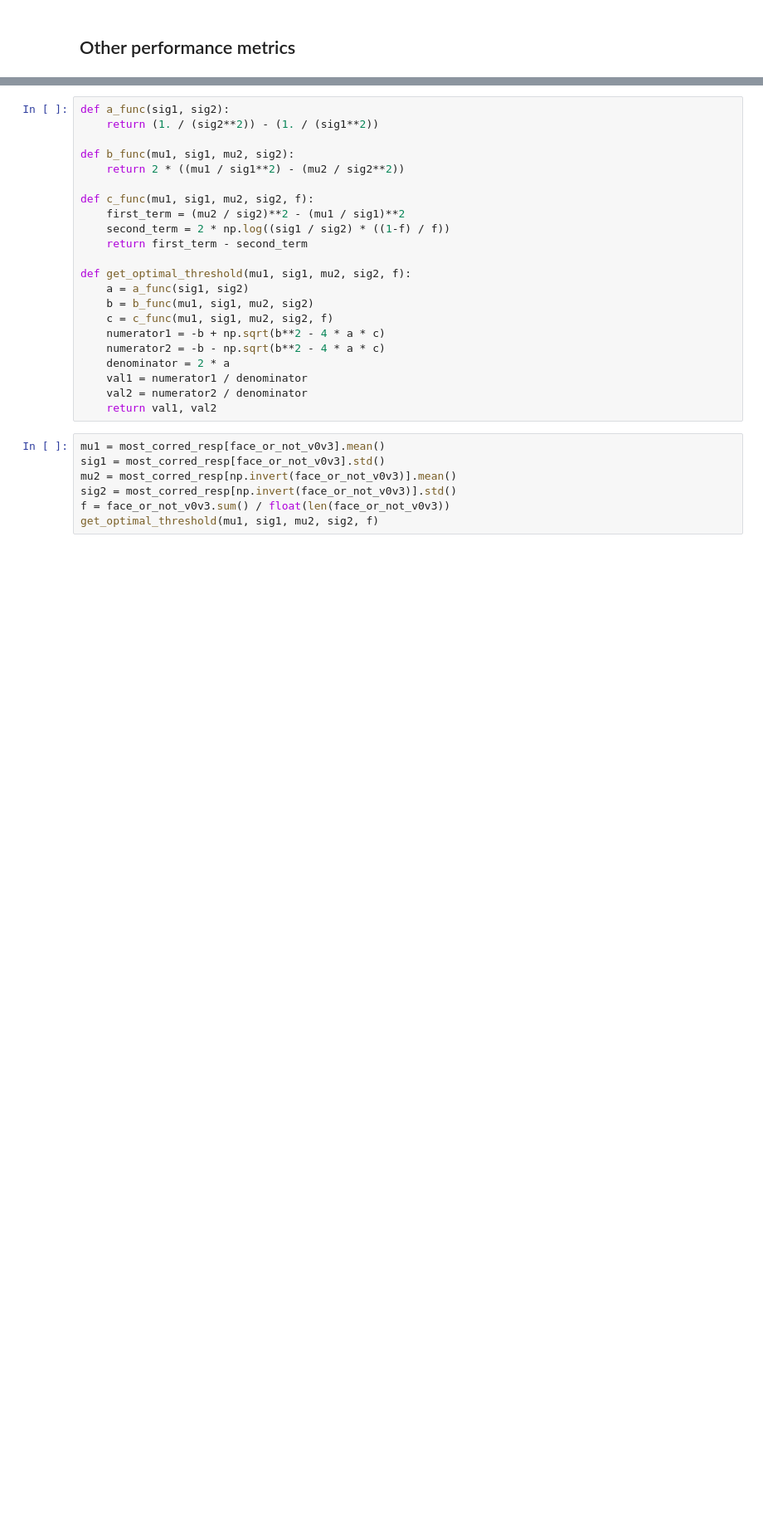
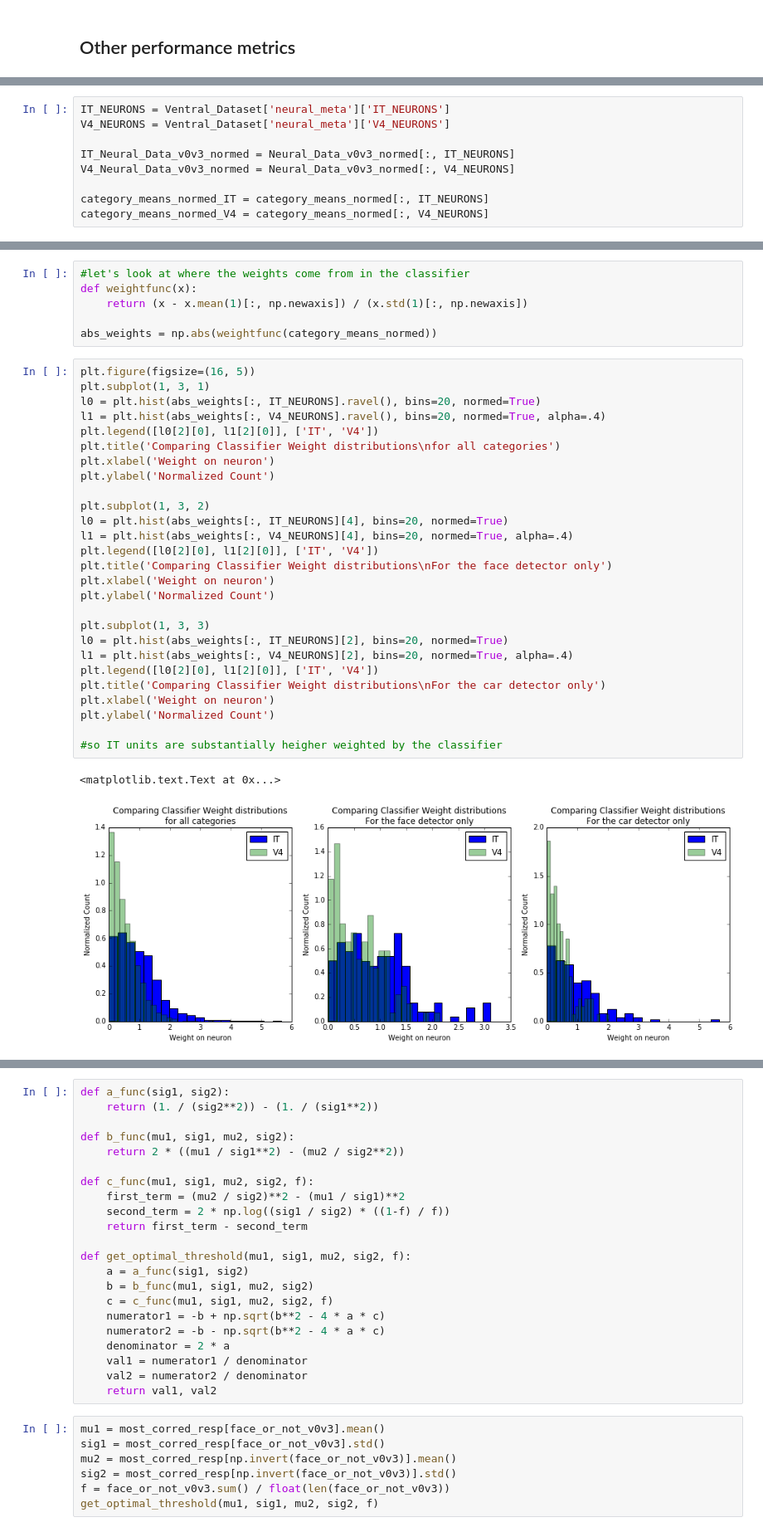
Before and after one commit to neuroailab/psych253, a Jupyter notebook: Lecture3.ipynb, the cells around one changed output, grey strips where cells are left out. Shown: that part at 83% size. Saved outputs shown, nothing was run; the diff lists cells and outputs as text; blank space fills up the shorter version.

```diff
--- a/Lecture3.ipynb
+++ b/Lecture3.ipynb
@@ -545,0 +577,9 @@ plt.scatter(corr_facevsnot, category_means[4])
+# %%
+IT_NEURONS = Ventral_Dataset['neural_meta']['IT_NEURONS']
+V4_NEURONS = Ventral_Dataset['neural_meta']['V4_NEURONS']
+
+IT_Neural_Data_v0v3_normed = Neural_Data_v0v3_normed[:, IT_NEURONS]
+V4_Neural_Data_v0v3_normed = Neural_Data_v0v3_normed[:, V4_NEURONS]
+
+category_means_normed_IT = category_means_normed[:, IT_NEURONS]
+category_means_normed_V4 = category_means_normed[:, V4_NEURONS]
@@ -545,0 +650,36 @@ plt.scatter(corr_facevsnot, category_means[4])
+# %%
+#let's look at where the weights come from in the classifier
+def weightfunc(x):
+    return (x - x.mean(1)[:, np.newaxis]) / (x.std(1)[:, np.newaxis])
+
+abs_weights = np.abs(weightfunc(category_means_normed))
+# %%
+plt.figure(figsize=(16, 5))
+plt.subplot(1, 3, 1)
+l0 = plt.hist(abs_weights[:, IT_NEURONS].ravel(), bins=20, normed=True)
+l1 = plt.hist(abs_weights[:, V4_NEURONS].ravel(), bins=20, normed=True, alpha=.4)
+plt.legend([l0[2][0], l1[2][0]], ['IT', 'V4'])
+plt.title('Comparing Classifier Weight distributions\nfor all categories')
+plt.xlabel('Weight on neuron')
+plt.ylabel('Normalized Count')
+
+plt.subplot(1, 3, 2)
+l0 = plt.hist(abs_weights[:, IT_NEURONS][4], bins=20, normed=True)
+l1 = plt.hist(abs_weights[:, V4_NEURONS][4], bins=20, normed=True, alpha=.4)
+plt.legend([l0[2][0], l1[2][0]], ['IT', 'V4'])
+plt.title('Comparing Classifier Weight distributions\nFor the face detector only')
+plt.xlabel('Weight on neuron')
+plt.ylabel('Normalized Count')
+
+plt.subplot(1, 3, 3)
+l0 = plt.hist(abs_weights[:, IT_NEURONS][2], bins=20, normed=True)
+l1 = plt.hist(abs_weights[:, V4_NEURONS][2], bins=20, normed=True, alpha=.4)
+plt.legend([l0[2][0], l1[2][0]], ['IT', 'V4'])
+plt.title('Comparing Classifier Weight distributions\nFor the car detector only')
+plt.xlabel('Weight on neuron')
+plt.ylabel('Normalized Count')
+
+#so IT units are substantially heigher weighted by the classifier
+# %% [output]
+<matplotlib.text.Text at 0x...>
+[figure, added]
```
Also changed, not shown: parts of 15 cells of this notebook.
